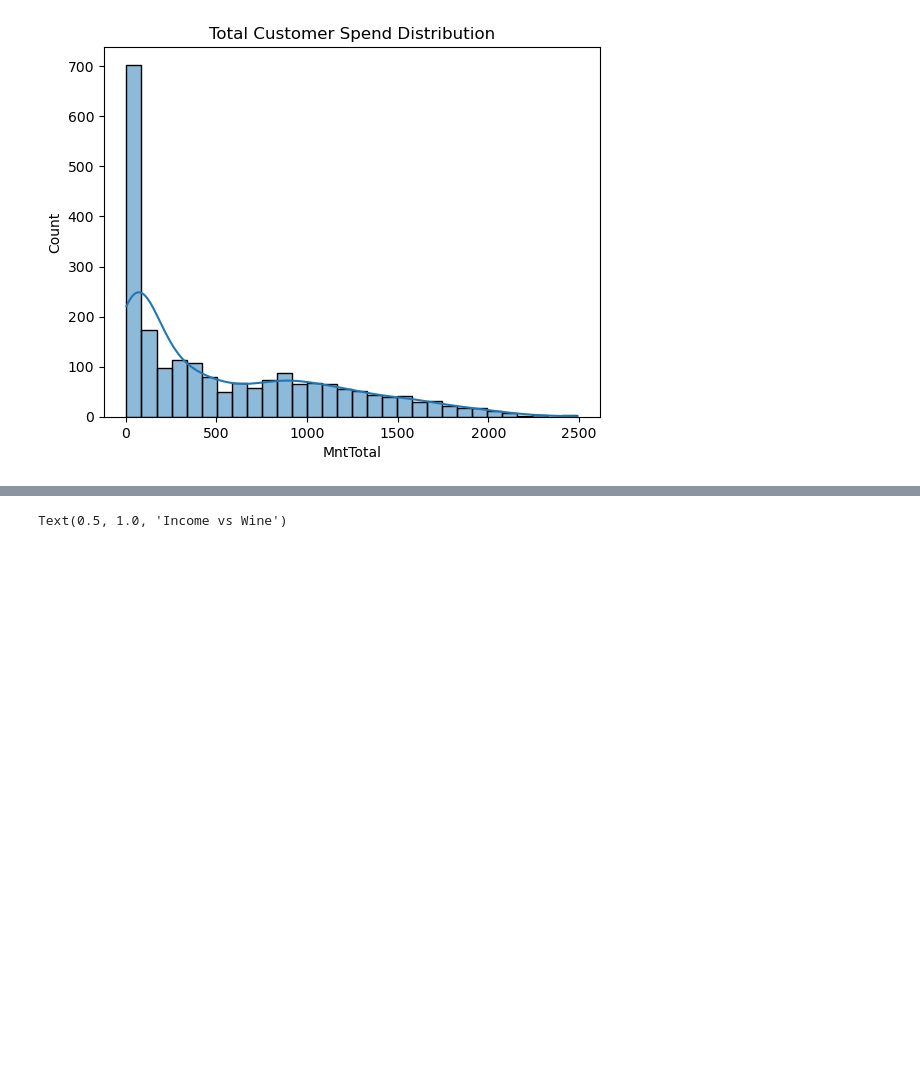
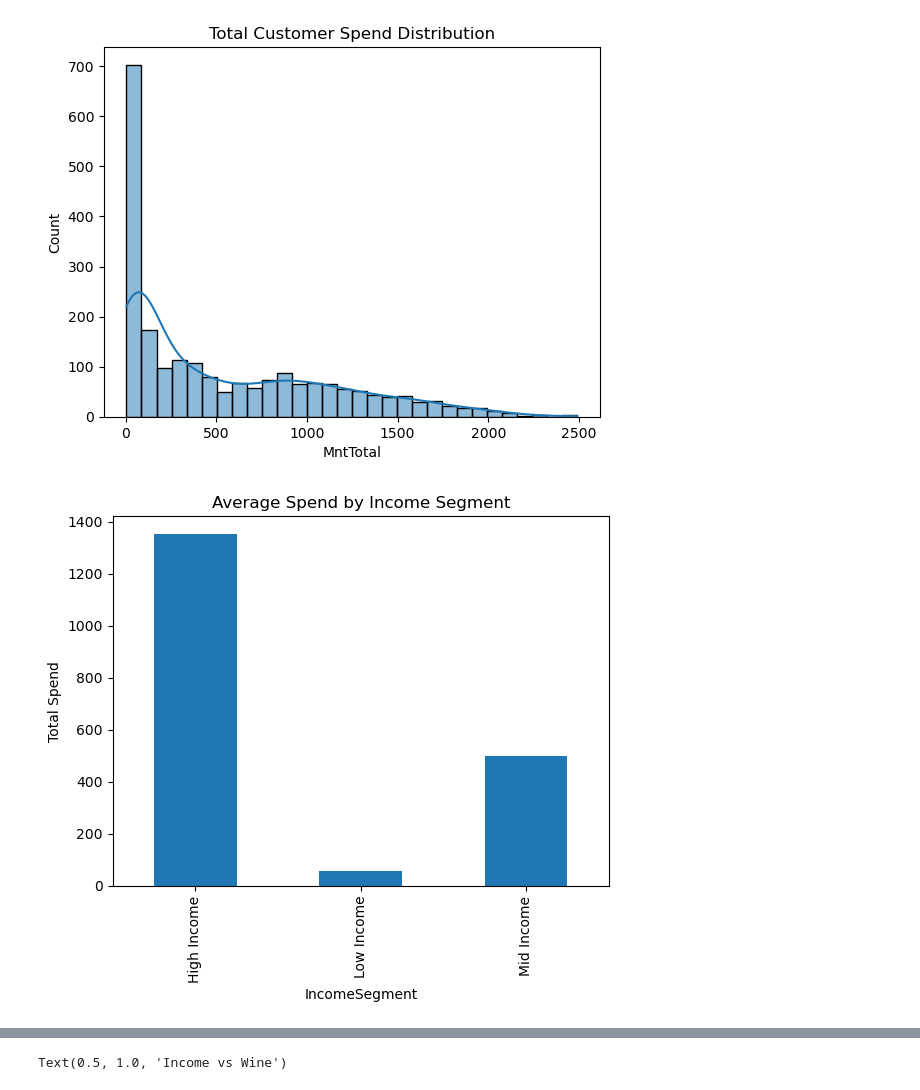
Before and after one commit to fincherc/marketing_project, a Jupyter notebook: food_da.ipynb, the cells around one changed output, grey strips where cells are left out. Drawn from its saved outputs; the diff is of its cells as text; code cells hidden in the pictures; blank space fills up the shorter version.

Commit message:
analysis and more graphs

```diff
--- a/food_da.ipynb
+++ b/food_da.ipynb
@@ -149,3 +140,14 @@ KeyError: 'Cluster'
+# %%
+#Income Segment
+def income_segment(income):
+    if income < 30000:
+        return "Low Income"
+    elif income <= 75000:
+        return "Mid Income"
+    else:
+        return "High Income"
+# %%
+df['IncomeSegment'] = df['Income'].apply(income_segment)
 # %%
 # Education profile
 education_columns = [col for col in df.columns if col.startswith("education_")]
@@ -166,3 +168,10 @@ plt.title("Total Customer Spend Distribution")
 # %% [output]
 Text(0.5, 1.0, 'Total Customer Spend Distribution')
 [figure]
+# %%
+df.groupby('IncomeSegment')['MntTotal'].mean().plot(kind='bar')
+plt.title('Average Spend by Income Segment')
+plt.ylabel('Total Spend')
+plt.show()
+# %% [output]
+[figure, added]
```
Also changed, not shown: parts of 7 cells of this notebook, 1 other file.
